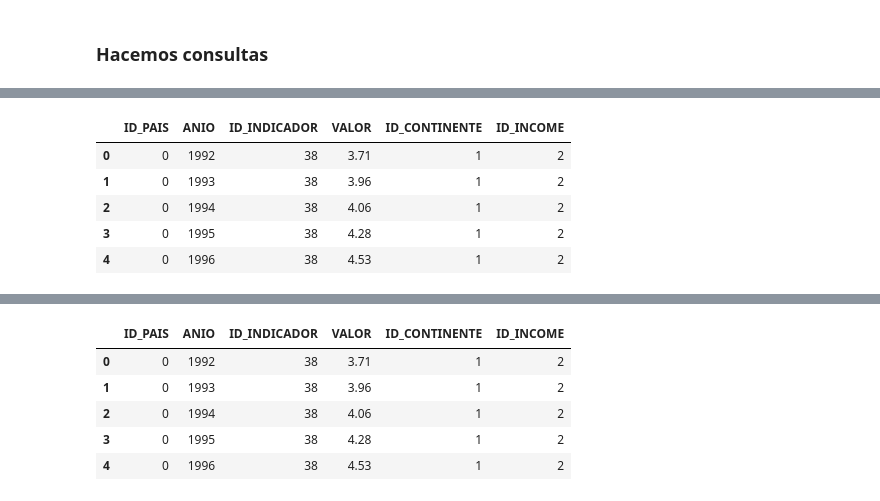
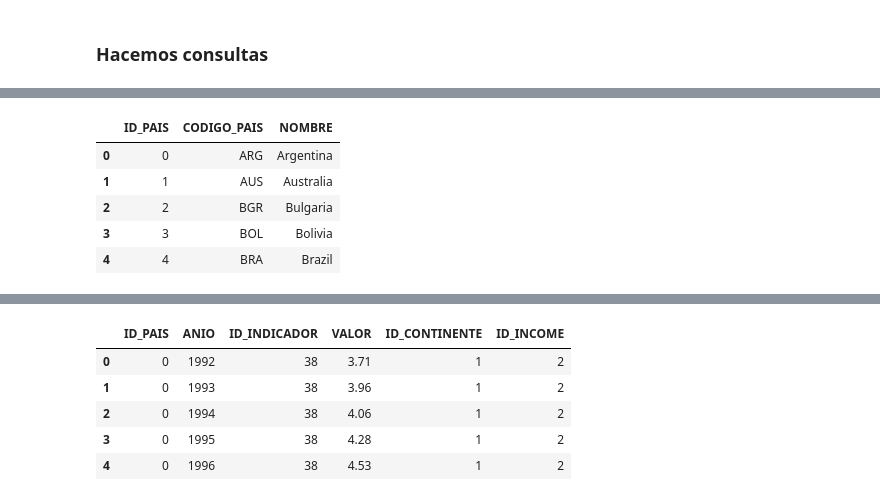
Before and after one commit to grupohenryds03/esperanza_vida, a Jupyter notebook: snowflake_DataLake.ipynb, the cells around one changed output, grey strips where cells are left out. Saved outputs shown, nothing was run; the diff lists cells and outputs as text; code cells hidden in the pictures.

```diff
--- a/snowflake_DataLake.ipynb
+++ b/snowflake_DataLake.ipynb
@@ -496,5 +733,5 @@ cnn = snowflake.connector.connect(
 # %%
-sql="SELECT * FROM EV WHERE ANIO<=2015"
-ALL1=pd.read_sql(sql,cnn)
-ALL1.head()
+sql="SELECT * FROM PAIS"
+pais=pd.read_sql(sql,cnn)
+pais.head()
 # %% [output]
@@ -501,6 +741,6 @@ ALL1.head()
-|  | ID_PAIS | ANIO | ID_INDICADOR | VALOR | ID_CONTINENTE | ID_INCOME |
-| 0 | 0 | 1992 | 38 | 3.71 | 1 | 2 |
-| 1 | 0 | 1993 | 38 | 3.96 | 1 | 2 |
-| 2 | 0 | 1994 | 38 | 4.06 | 1 | 2 |
-| 3 | 0 | 1995 | 38 | 4.28 | 1 | 2 |
-| 4 | 0 | 1996 | 38 | 4.53 | 1 | 2 |
+|  | ID_PAIS | CODIGO_PAIS | NOMBRE |
+| 0 | 0 | ARG | Argentina |
+| 1 | 1 | AUS | Australia |
+| 2 | 2 | BGR | Bulgaria |
+| 3 | 3 | BOL | Bolivia |
+| 4 | 4 | BRA | Brazil |
```
Also changed, not shown: parts of 80 cells of this notebook, 7 other files.
